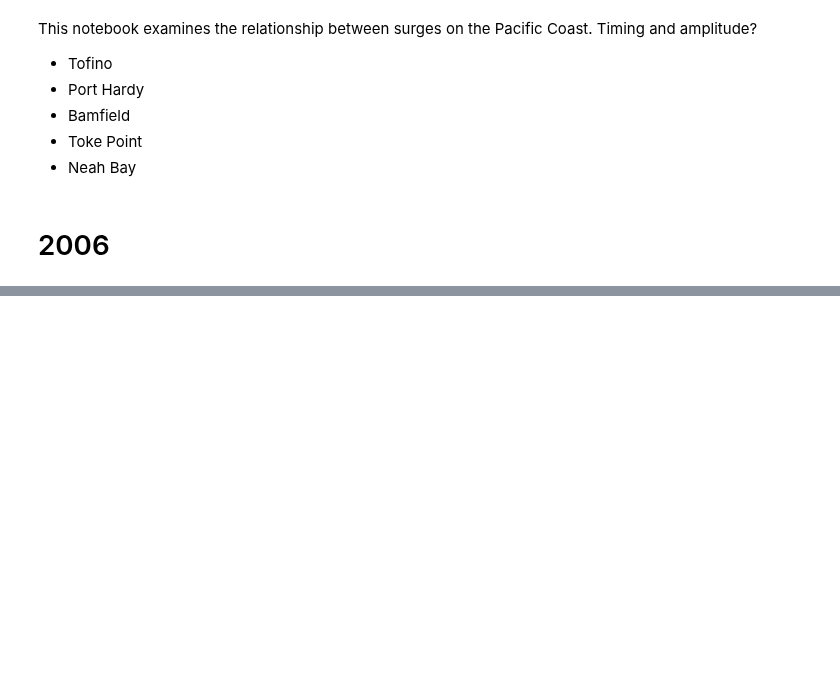
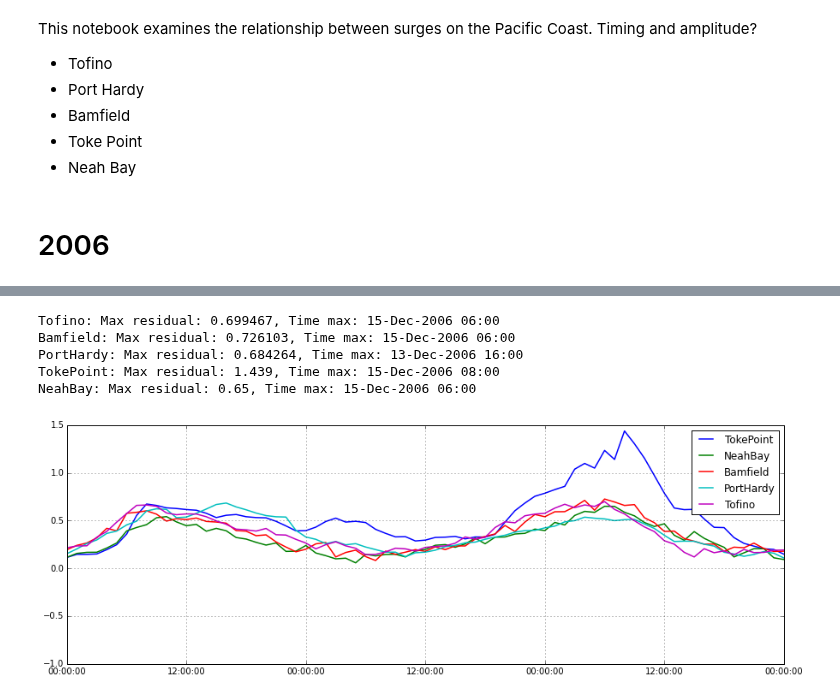
Before and after one commit to SalishSeaCast/storm-surge, a Jupyter notebook: Revisions/tides/Pacific Coast Surge.ipynb, the cells around one changed output, grey strips where cells are left out. Drawn from its saved outputs; the diff is of its cells as text; code cells hidden in the pictures; blank space fills up the shorter version.

```diff
--- a/Revisions/tides/Pacific Coast Surge.ipynb
+++ b/Revisions/tides/Pacific Coast Surge.ipynb
@@ -146,0 +217,20 @@ def compare_peaks(t1,t2,res,time):
+# %%
+t1=datetime.datetime(2006,12,13)
+t1=t1.replace(tzinfo=tz.tzutc())
+t2=datetime.datetime(2006,12,16)
+t2=t2.replace(tzinfo=tz.tzutc())
+
+ax.set_xlim(t1,t2)
+
+res_d,time_d=compare_peaks(t1,t2,res,time)
+
+res_data = res_data.append(res_d)
+time_data =time_data.append(time_d)
+fig
+# %% [output]
+Tofino: Max residual: 0.699467, Time max: 15-Dec-2006 06:00
+Bamfield: Max residual: 0.726103, Time max: 15-Dec-2006 06:00
+PortHardy: Max residual: 0.684264, Time max: 13-Dec-2006 16:00
+TokePoint: Max residual: 1.439, Time max: 15-Dec-2006 08:00
+NeahBay: Max residual: 0.65, Time max: 15-Dec-2006 06:00
+[figure, added]
```
Also changed, not shown: parts of 23 cells of this notebook.
